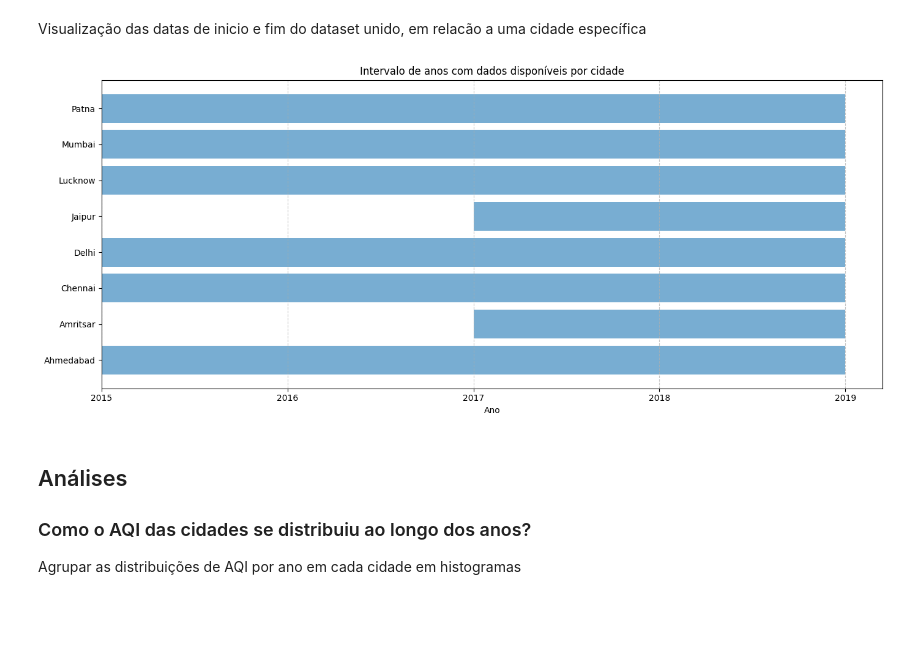
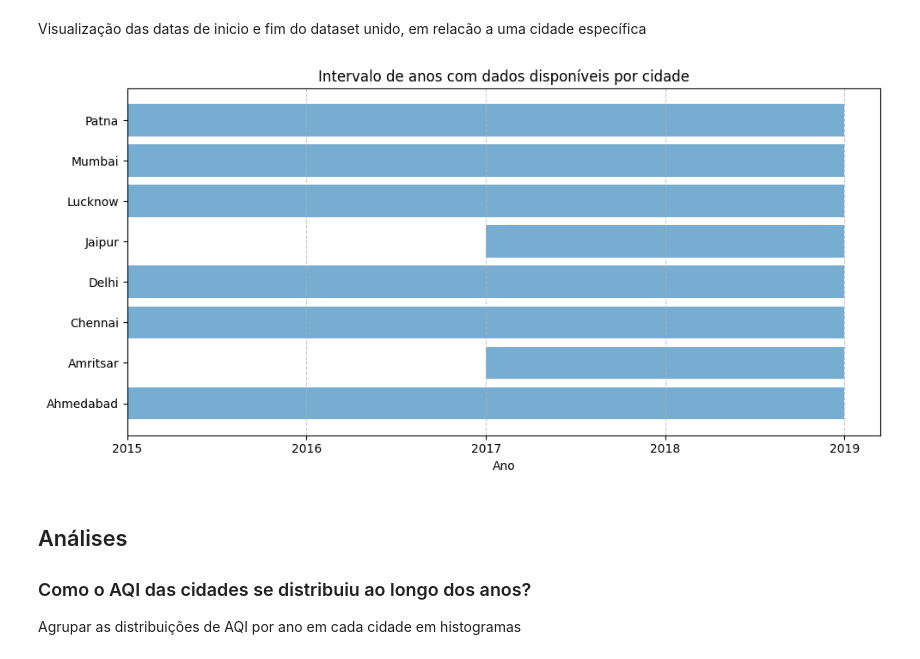
Before and after one commit to raphaelramosds/dca3501-project, a Jupyter notebook: assignments/Trabalho 1 - Parte II - Projeto de Analise de Dados.ipynb, the cells around one changed output. Cells and saved outputs as stored; diff of their text form; code cells hidden in the pictures; blank space fills up the shorter version.

Commit message:
fix: chart size

```diff
--- a/assignments/Trabalho 1 - Parte II - Projeto de Analise de Dados.ipynb
+++ b/assignments/Trabalho 1 - Parte II - Projeto de Analise de Dados.ipynb
@@ -63,35 +61,35 @@ Visualização das datas de inicio e fim do dataset unido, em relacão a uma cid
 # %%
 # Supondo que a coluna 'Date' já esteja em datetime
 df['Date'] = pd.to_datetime(df['Date'])
 
 start_dates = []
 end_dates = []
 delta = []
 
 for city in common_cities:
     df_filtered_by_city = df[df['City'] == city]
     dates = df_filtered_by_city['Date']
     y_min = dates.min().year
     y_max = dates.max().year
     start_dates.append(y_min)
     end_dates.append(y_max)
     delta.append(y_max - y_min)
 
 # Definindo o menor e maior ano para os ticks do eixo x
 x_min = min(start_dates)
 x_max = max(end_dates)
 
 # Gráfico
-plt.figure(figsize=(14, 6))
+plt.figure(figsize=(10, 5))
 plt.barh(y=common_cities, width=delta, left=start_dates, alpha=0.6)
 plt.xlabel("Ano")
 plt.title("Intervalo de anos com dados disponíveis por cidade")
 plt.xticks(ticks=range(x_min, x_max + 1))  # Apenas anos inteiros
 plt.grid(True, axis='x', linestyle='--', alpha=0.7)
 plt.tight_layout()
 plt.show()
 # %% [output]
-[figure, old version]
+[figure, new version]
 # %% [markdown]
 ## Análises
 
```
Also changed, not shown: parts of 4 cells of this notebook.
